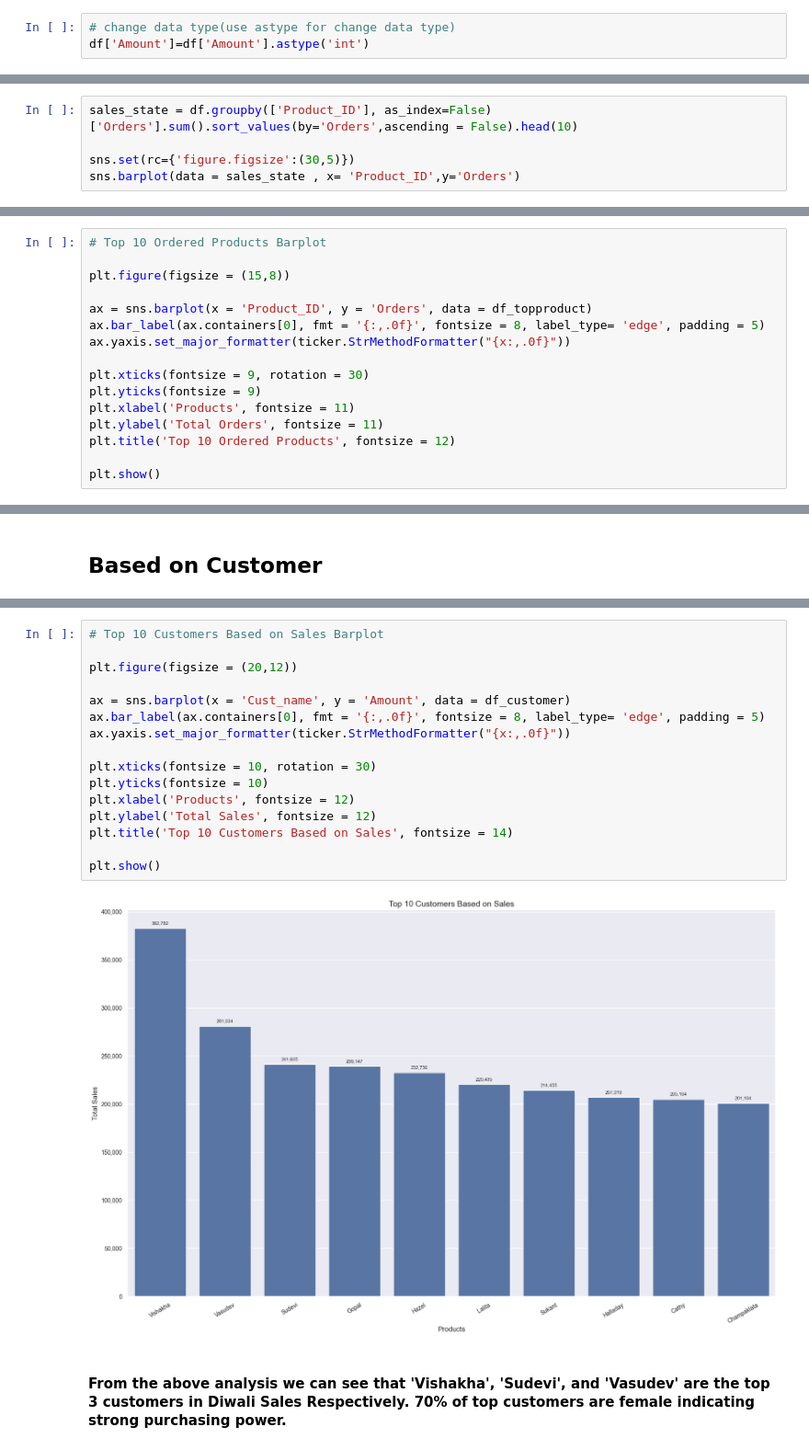
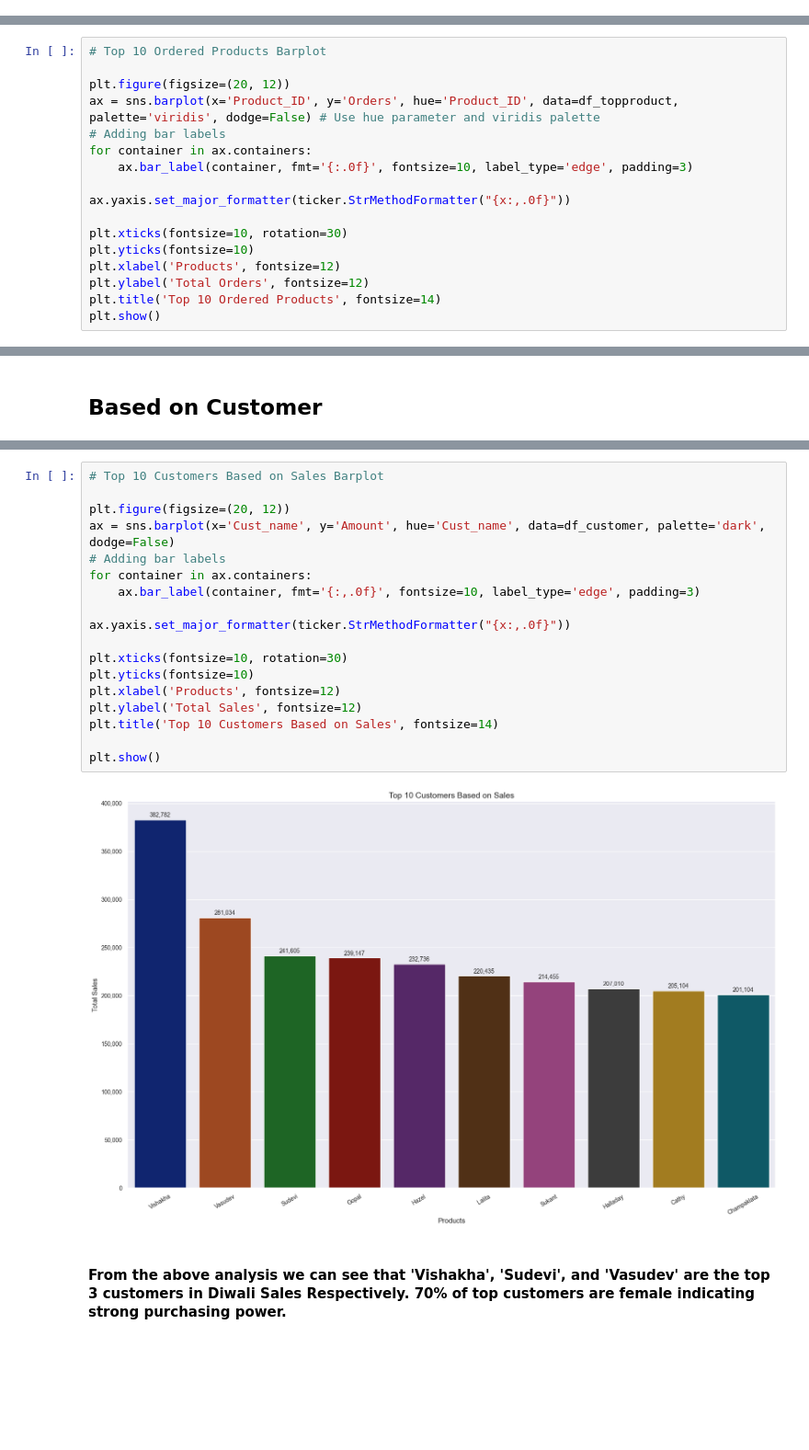
Before and after one commit to RichaSinghhh/Diwali-Sales-Analysis, a Jupyter notebook: Diwali Sales.ipynb, the cells around one changed output, grey strips where cells are left out. Shown at 92% size. Drawn from its saved outputs; the diff is of its cells as text; blank space fills up the shorter version.

```diff
--- a/Diwali Sales.ipynb
+++ b/Diwali Sales.ipynb
@@ -136,4 +147 @@ Amount              6584
 dtype: int64
-# %%
-# change data type(use astype for change data type)
-df['Amount']=df['Amount'].astype('int')
@@ -782,5 +644,0 @@ sns.barplot(data = sales_state , x= 'Product_Category',y='Amount')
-# %%
-sales_state = df.groupby(['Product_ID'], as_index=False)['Orders'].sum().sort_values(by='Orders',ascending = False).head(10)
-
-sns.set(rc={'figure.figsize':(30,5)})
-sns.barplot(data = sales_state , x= 'Product_ID',y='Orders')
@@ -925,17 +778,18 @@ df_topproduct
 # %%
 # Top 10 Ordered Products Barplot
 
-plt.figure(figsize = (15,8))
+plt.figure(figsize=(20, 12))
+ax = sns.barplot(x='Product_ID', y='Orders', hue='Product_ID', data=df_topproduct, palette='viridis', dodge=False) # Use hue parameter and viridis palette
+# Adding bar labels
+for container in ax.containers:
+    ax.bar_label(container, fmt='{:.0f}', fontsize=10, label_type='edge', padding=3)
 
-ax = sns.barplot(x = 'Product_ID', y = 'Orders', data = df_topproduct)
-ax.bar_label(ax.containers[0], fmt = '{:,.0f}', fontsize = 8, label_type= 'edge', padding = 5)
 ax.yaxis.set_major_formatter(ticker.StrMethodFormatter("{x:,.0f}"))
 
-plt.xticks(fontsize = 9, rotation = 30)
-plt.yticks(fontsize = 9)
-plt.xlabel('Products', fontsize = 11)
-plt.ylabel('Total Orders', fontsize = 11)
-plt.title('Top 10 Ordered Products', fontsize = 12)
-
+plt.xticks(fontsize=10, rotation=30)
+plt.yticks(fontsize=10)
+plt.xlabel('Products', fontsize=12)
+plt.ylabel('Total Orders', fontsize=12)
+plt.title('Top 10 Ordered Products', fontsize=14)
 plt.show()
 # %% [output]
@@ -1000,20 +856,22 @@ df_customer
 # %%
 # Top 10 Customers Based on Sales Barplot
 
-plt.figure(figsize = (20,12))
+plt.figure(figsize=(20, 12))
+ax = sns.barplot(x='Cust_name', y='Amount', hue='Cust_name', data=df_customer, palette='dark', dodge=False)
+# Adding bar labels
+for container in ax.containers:
+    ax.bar_label(container, fmt='{:,.0f}', fontsize=10, label_type='edge', padding=3)
 
-ax = sns.barplot(x = 'Cust_name', y = 'Amount', data = df_customer)
-ax.bar_label(ax.containers[0], fmt = '{:,.0f}', fontsize = 8, label_type= 'edge', padding = 5)
 ax.yaxis.set_major_formatter(ticker.StrMethodFormatter("{x:,.0f}"))
 
-plt.xticks(fontsize = 10, rotation = 30)
-plt.yticks(fontsize = 10)
-plt.xlabel('Products', fontsize = 12)
-plt.ylabel('Total Sales', fontsize = 12)
-plt.title('Top 10 Customers Based on Sales', fontsize = 14)
+plt.xticks(fontsize=10, rotation=30)
+plt.yticks(fontsize=10)
+plt.xlabel('Products', fontsize=12)
+plt.ylabel('Total Sales', fontsize=12)
+plt.title('Top 10 Customers Based on Sales', fontsize=14)
 
 plt.show()
 # %% [output]
-[figure, old version]
+[figure, new version]
 # %% [markdown]
 #### **From the above analysis we can see that 'Vishakha', 'Sudevi', and 'Vasudev' are the top 3 customers in Diwali Sales Respectively. 70% of top customers are female indicating strong purchasing power.**
```
Also changed, not shown: parts of 75 cells of this notebook.
